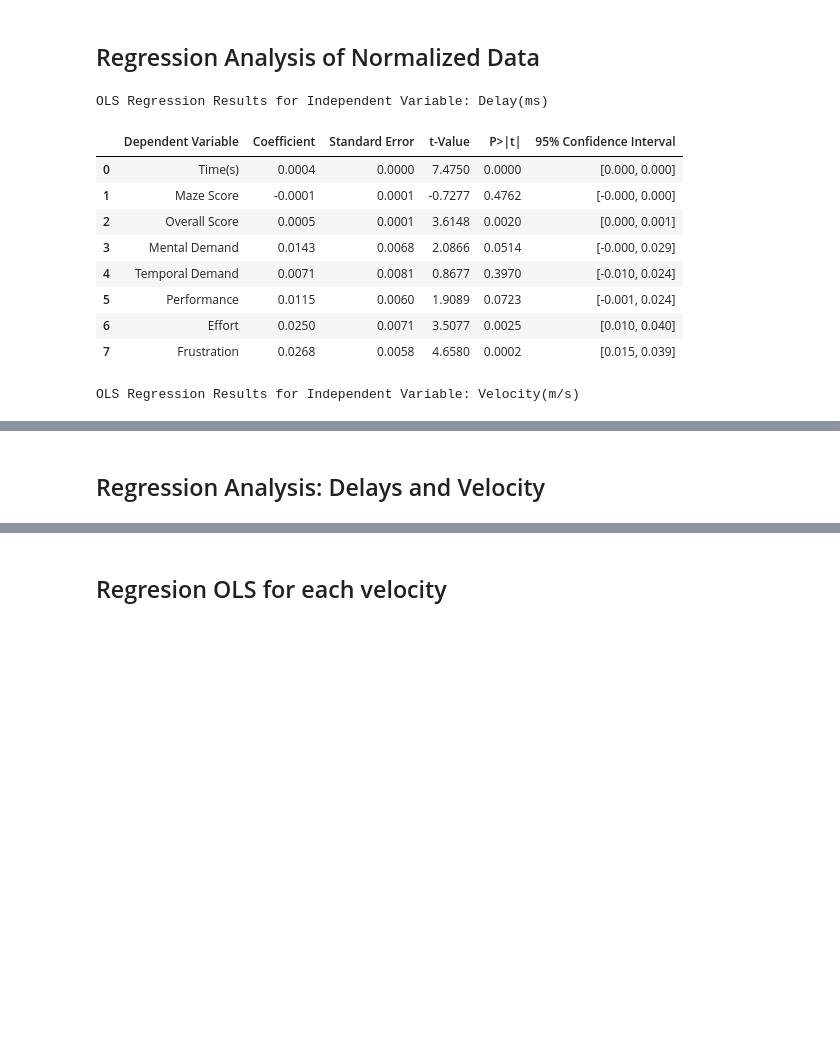
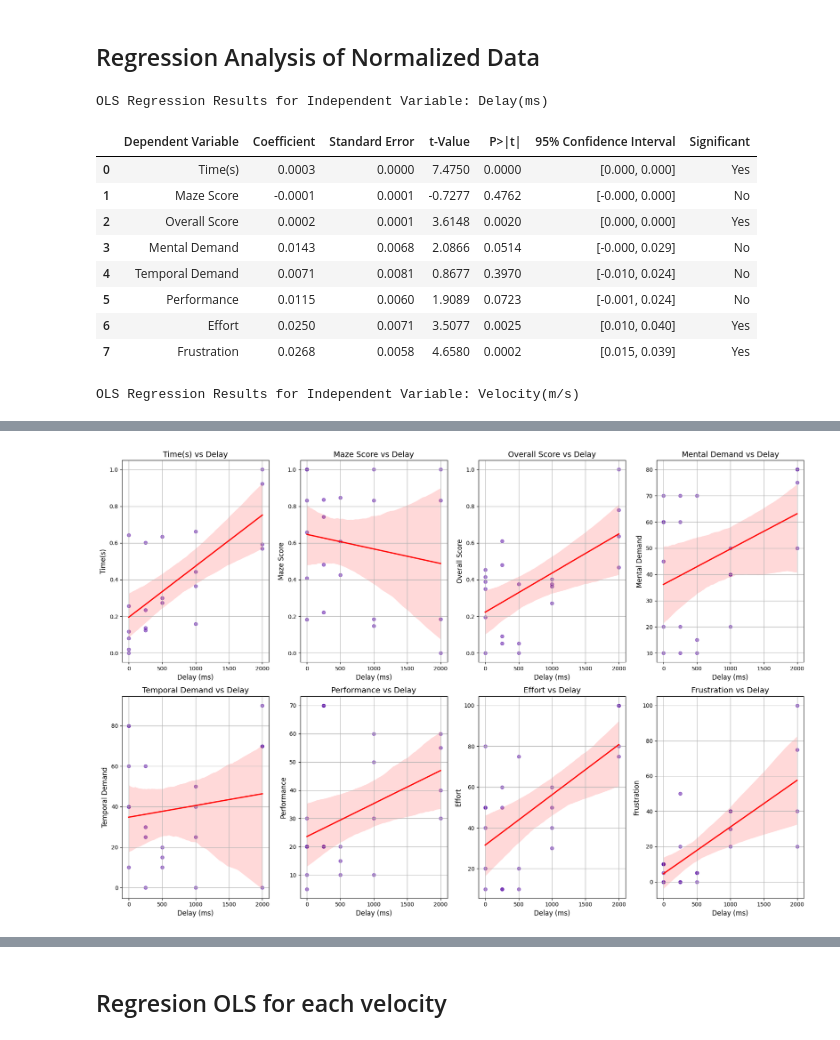
Before and after one commit to Raul-Villegas23/Thesis_python, a Jupyter notebook: experimental-analysis/bonus/bonus_analysis_notebook.ipynb, the cells around one changed output, grey strips where cells are left out. Cells and saved outputs as stored; diff of their text form; code cells hidden in the pictures; blank space fills up the shorter version.

```diff
--- a/experimental-analysis/bonus/bonus_analysis_notebook.ipynb
+++ b/experimental-analysis/bonus/bonus_analysis_notebook.ipynb
@@ -235,6 +244,7 @@ Each dimension is rated on a scale from 0 to 100, and the overall workload score
 # %%
 # Let's analyze the NASA-TLX scores by delay using a box plot for each of the NASA-TLX workload dimensions
 # Create a function to plot a box plot for each NASA-TLX dimension
+
 def box_plot(ax, data, x, y, title, xlabel, ylabel, palette, hue):
     sns.boxplot(data=data, x=x, y=y, palette=palette, linewidth=1, ax=ax, legend=False, hue=hue)
     ax.set_title(title, fontsize=14)
@@ -250,9 +260,14 @@ fig, axes = plt.subplots(2, 3, figsize=(18, 12))  # Adjust the number of subplot
 # List of NASA-TLX dimensions to plot
 workload_dimensions = ['Mental Demand', 'Temporal Demand', 'Performance', 'Effort', 'Frustration', 'Overall Score']
 
+# Normalize the NASA-TLX dimensions  based on the min and max values
+for dim in workload_dimensions:
+    data[dim] = (data[dim] - data[dim].min()) / (data[dim].max() - data[dim].min())
+
+
 # Loop over each NASA-TLX dimension and create a subplot
 for i, dim in enumerate(workload_dimensions):
-    box_plot(axes[i//3, i%3], data, 'Delay(ms)', dim, f'{dim} by Delay', 'Delay (ms)', dim, palette="autumn", hue="Delay(ms)")
+    bar_plot(axes[i//3, i%3], data, 'Delay(ms)', dim, f'{dim} by Delay', 'Delay (ms)', dim, palette="tab10", hue="Velocity(m/s)")
 
 # Adjust the layout to prevent overlapping of plots
 plt.tight_layout()
@@ -441,7 +467,6 @@ data_normalized['Velocity(m/s)'] = data['Velocity(m/s)'] / data['Velocity(m/s)']
 
 independent_vars = ['Delay(ms)', 'Velocity(m/s)']  # Independent variables (Delay and Velocity)
 dependent_vars = ['Time(s)', 'Maze Score', 'Overall Score'] + nasa_tlx_dimensions  # Dependent variables
-
 
 # Initialize a dictionary to collect results for each independent variable
 regression_results = {independent_var: [] for independent_var in independent_vars}
@@ -459,42 +484,85 @@ for dependent_var in dependent_vars:
         # Collect results for each independent variable in the current model
         for independent_var in independent_vars:
             conf_int = model.conf_int().loc[independent_var]  # Get confidence intervals
 
+            # Determine significance based on p-value and t-value
+            is_significant = model.pvalues[independent_var] < 0.05 and abs(model.tvalues[independent_var]) > 2
+
             # Collect results for the current dependent variable
             regression_results[independent_var].append({
                 "Dependent Variable": dependent_var,
                 "Coefficient": model.params[independent_var],
                 "Standard Error": model.bse[independent_var],
                 "t-Value": model.tvalues[independent_var],
                 "P>|t|": model.pvalues[independent_var],
-                "95% Confidence Interval": f"[{conf_int[0]:.3f}, {conf_int[1]:.3f}]"
+                "95% Confidence Interval": f"[{conf_int[0]:.3f}, {conf_int[1]:.3f}]",
+                "Significant": is_significant
             })
 
 # Display a separate table for each independent variable
 for independent_var in independent_vars:
     print(f"OLS Regression Results for Independent Variable: {independent_var}")
 
     # Create a DataFrame to hold the results for this independent variable
     regression_summary_df = pd.DataFrame(regression_results[independent_var])
 
     # Display the table in a formatted style
     display(regression_summary_df.style.format({
         "Coefficient": "{:.4f}",
         "Standard Error": "{:.4f}",
         "t-Value": "{:.4f}",
-        "P>|t|": "{:.4f}"
+        "P>|t|": "{:.4f}",
+        "Significant": lambda x: "Yes" if x else "No"
     }))
 
     print("\n")
+
+# Create a function to plot a scatter plot with a regression line
+def scatter_plot(ax, data, x, y, title, xlabel, ylabel, color = 'blue'):
+    sns.regplot(data=data, x=x, y=y, ax=ax, scatter_kws={'alpha':0.5}, line_kws=color)
+    ax.set_title(title, fontsize=14)
+    ax.set_xlabel(xlabel, fontsize=12)
+    ax.set_ylabel(ylabel, fontsize=12)
+    ax.tick_params(axis='x', labelsize=10)
+    ax.tick_params(axis='y', labelsize=10)
+    ax.grid(True)
+
+# Create a figure with subplots (2 rows, 3 columns)
+fig, axes = plt.subplots(2, 4, figsize=(18, 12))  # Adjust the number of subplots and size as necessary
+
+# List of dependent variables to plot
+columns = ['Time(s)', 'Maze Score', 'Overall Score'] + nasa_tlx_dimensions
+
+# Loop over each column and create a subplot
+for i, column in enumerate(columns):
+    scatter_plot(axes[i//4, i%4], data_normalized, 'Delay(ms)', column, f'{column} vs Delay', 'Delay (ms)', column, color={'color': 'red'})
+
+# Adjust the layout to prevent overlapping of plots
+plt.tight_layout()
+
+# Show the combined figure with subplots
+plt.show()
+
+# Create a figure with subplots (2 rows, 4 columns)
+fig, axes = plt.subplots(2, 4, figsize=(18, 12))  # Adjust the number of subplots and size as necessary
+
+# Loop over each column and create a subplot with velocity as the independent variable
+for i, column in enumerate(columns):
+    scatter_plot(axes[i//4, i%4], data, 'Velocity(m/s)', column, f'{column} vs Velocity', 'Velocity (m/s)', column, color={'color': 'blue'})
+# Adjust the layout to prevent overlapping of plots
+plt.tight_layout()
+
+# Show the combined figure with subplots
+plt.show()
 # %% [output]
 OLS Regression Results for Independent Variable: Delay(ms)
-|  | Dependent Variable | Coefficient | Standard Error | t-Value | P>|t| | 95% Confidence Interval |
-| 0 | Time(s) | 0.0004 | 0.0000 | 7.4750 | 0.0000 | [0.000, 0.000] |
-| 1 | Maze Score | -0.0001 | 0.0001 | -0.7277 | 0.4762 | [-0.000, 0.000] |
-| 2 | Overall Score | 0.0005 | 0.0001 | 3.6148 | 0.0020 | [0.000, 0.001] |
-| 3 | Mental Demand | 0.0143 | 0.0068 | 2.0866 | 0.0514 | [-0.000, 0.029] |
-| 4 | Temporal Demand | 0.0071 | 0.0081 | 0.8677 | 0.3970 | [-0.010, 0.024] |
-| 5 | Performance | 0.0115 | 0.0060 | 1.9089 | 0.0723 | [-0.001, 0.024] |
-| 6 | Effort | 0.0250 | 0.0071 | 3.5077 | 0.0025 | [0.010, 0.040] |
-| 7 | Frustration | 0.0268 | 0.0058 | 4.6580 | 0.0002 | [0.015, 0.039] |
+|  | Dependent Variable | Coefficient | Standard Error | t-Value | P>|t| | 95% Confidence Interval | Significant |
+| 0 | Time(s) | 0.0003 | 0.0000 | 7.4750 | 0.0000 | [0.000, 0.000] | Yes |
+| 1 | Maze Score | -0.0001 | 0.0001 | -0.7277 | 0.4762 | [-0.000, 0.000] | No |
+| 2 | Overall Score | 0.0002 | 0.0001 | 3.6148 | 0.0020 | [0.000, 0.000] | Yes |
+| 3 | Mental Demand | 0.0143 | 0.0068 | 2.0866 | 0.0514 | [-0.000, 0.029] | No |
+| 4 | Temporal Demand | 0.0071 | 0.0081 | 0.8677 | 0.3970 | [-0.010, 0.024] | No |
+| 5 | Performance | 0.0115 | 0.0060 | 1.9089 | 0.0723 | [-0.001, 0.024] | No |
+| 6 | Effort | 0.0250 | 0.0071 | 3.5077 | 0.0025 | [0.010, 0.040] | Yes |
+| 7 | Frustration | 0.0268 | 0.0058 | 4.6580 | 0.0002 | [0.015, 0.039] | Yes |
 OLS Regression Results for Independent Variable: Velocity(m/s)
@@ -509,0 +578 @@ OLS Regression Results for Independent Variable: Velocity(m/s)
+[figure, added]
@@ -510,2 +579,0 @@ OLS Regression Results for Independent Variable: Velocity(m/s)
-# %% [markdown]
-## Regression Analysis: Delays and Velocity
```
Also changed, not shown: parts of 12 cells of this notebook, 20 other files.
